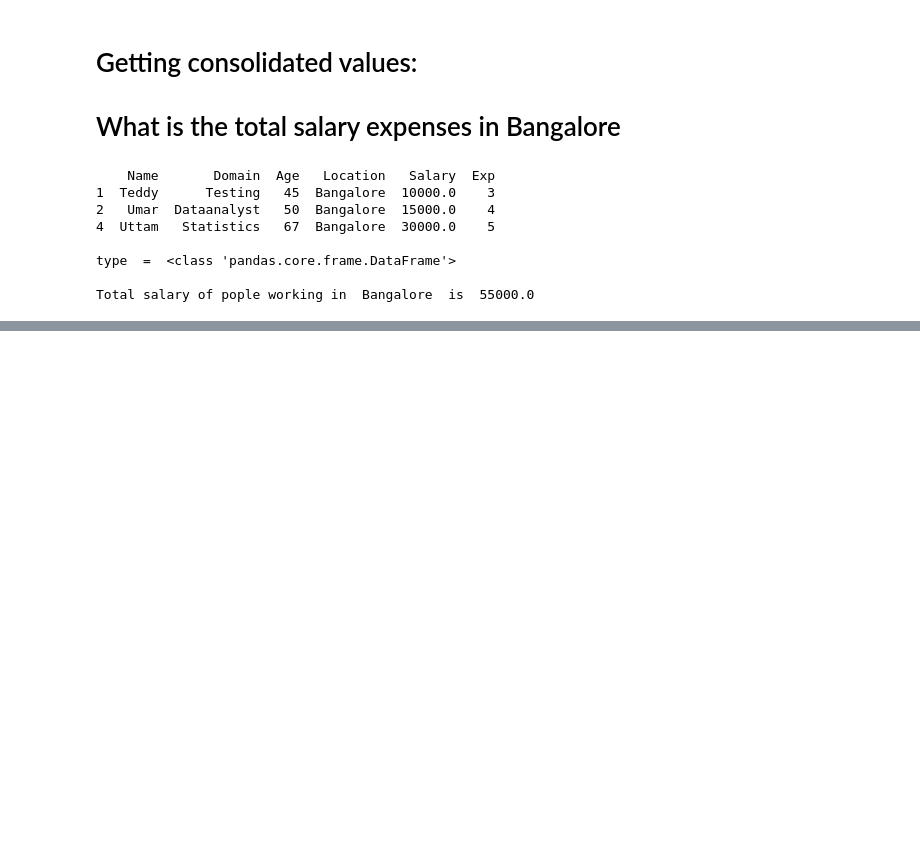
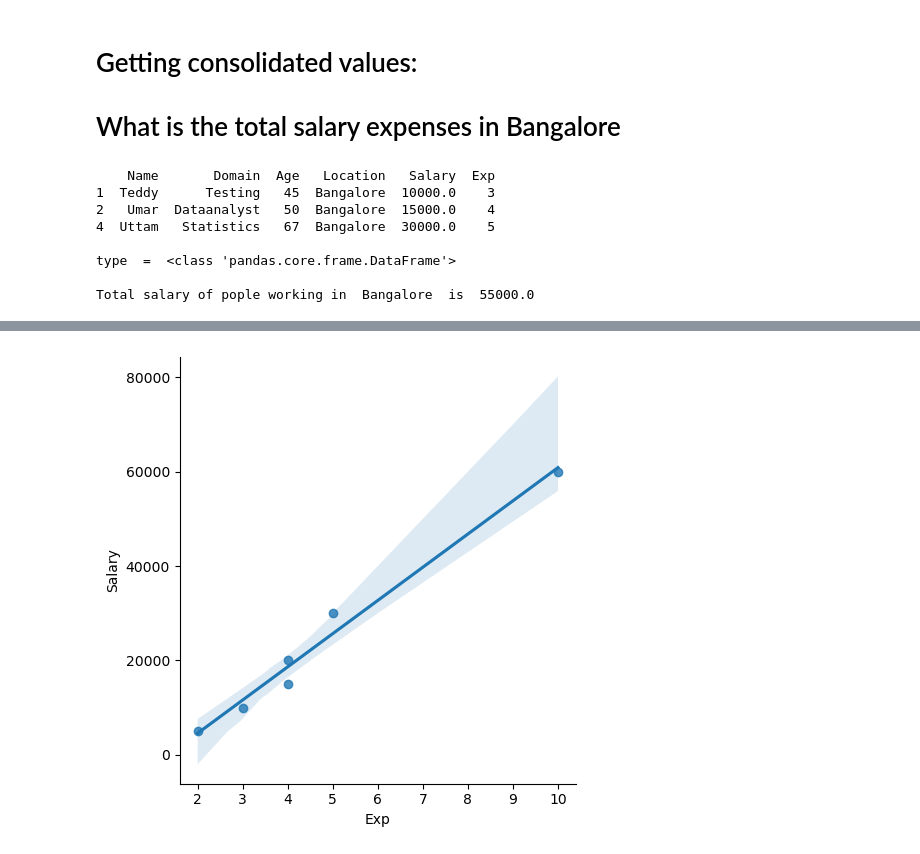
Before and after one commit to jayacpc9/FSDS_Classes, a Jupyter notebook: Python_Workspace/Notebook/EDA_Examples_06032026.ipynb, the cells around one changed output, grey strips where cells are left out. Saved outputs shown, nothing was run; the diff lists cells and outputs as text; code cells hidden in the pictures; blank space fills up the shorter version.

```diff
--- a/Python_Workspace/Notebook/EDA_Examples_06032026.ipynb
+++ b/Python_Workspace/Notebook/EDA_Examples_06032026.ipynb
@@ -504,0 +558,4 @@ Total salary of pople working in  Bangalore  is  55000.0
+# %%
+vis4= sns.lmplot(data=clean_emp_data,x='Exp',y ='Salary')
+# %% [output]
+[figure, added]
```
Also changed, not shown: parts of 25 cells of this notebook, 2 other files.
